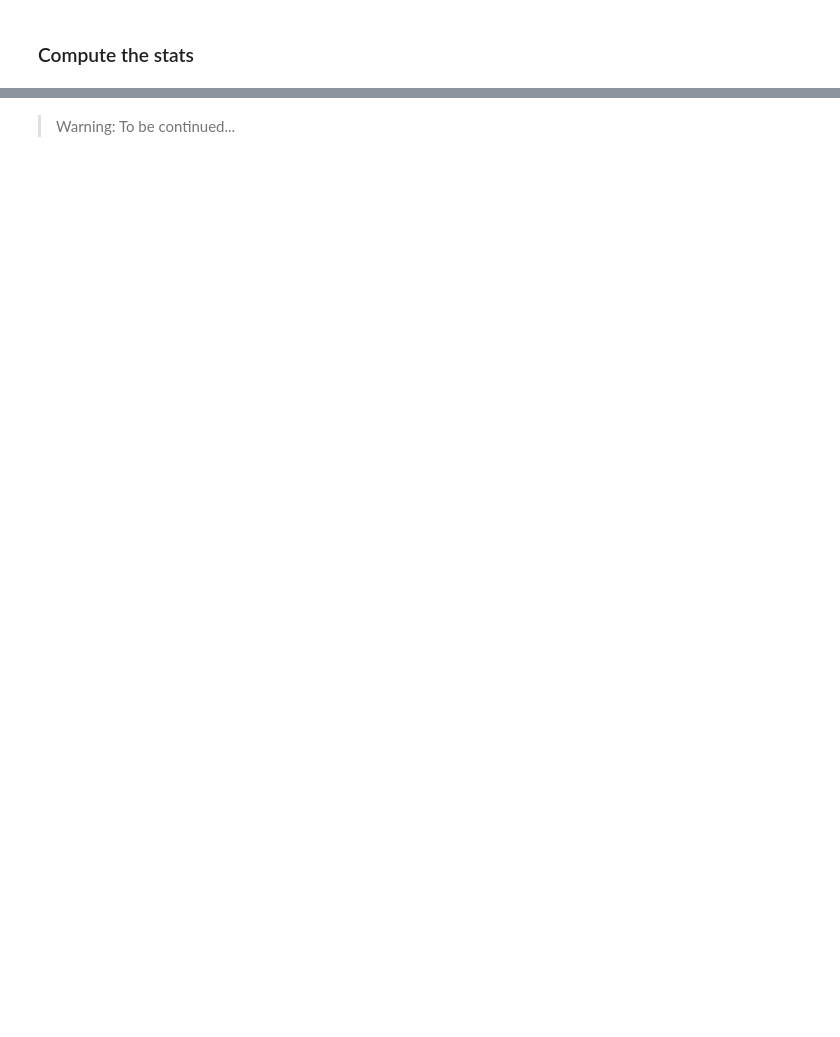
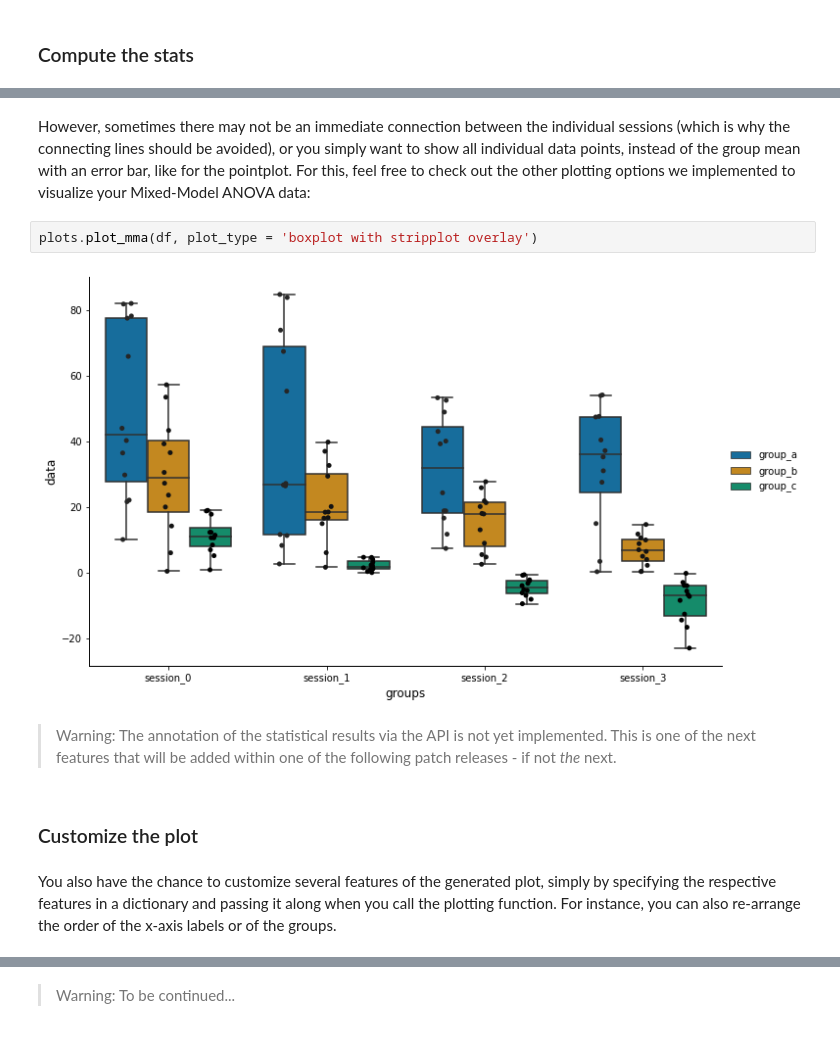
Before and after one commit to Defense-Circuits-Lab/stats_n_plots, a Jupyter notebook: 03_api_tutorial.ipynb, the cells around one changed output, grey strips where cells are left out. Cells and saved outputs as stored; diff of their text form; blank space fills up the shorter version.

```diff
--- a/03_api_tutorial.ipynb
+++ b/03_api_tutorial.ipynb
@@ -219,0 +274,12 @@ For this analysis, you only have to provide two columns. The first one that cont
+# %% [markdown]
+However, sometimes there may not be an immediate connection between the individual sessions (which is why the connecting lines should be avoided), or you simply want to show all individual data points, instead of the group mean with an error bar, like for the pointplot. For this, feel free to check out the other plotting options we implemented to visualize your Mixed-Model ANOVA data:
+# %%
+plots.plot_mma(df, plot_type = 'boxplot with stripplot overlay')
+# %% [output]
+[figure, added]
+# %% [markdown]
+> Warning: The annotation of the statistical results via the API is not yet implemented. This is one of the next features that will be added within one of the following patch releases - if not *the* next.
+# %% [markdown]
+### Customize the plot
+# %% [markdown]
+You also have the chance to customize several features of the generated plot, simply by specifying the respective features in a dictionary and passing it along when you call the plotting function. For instance, you can also re-arrange the order of the x-axis labels or of the groups.
```
Also changed, not shown: parts of 40 cells of this notebook, 5 other files.
